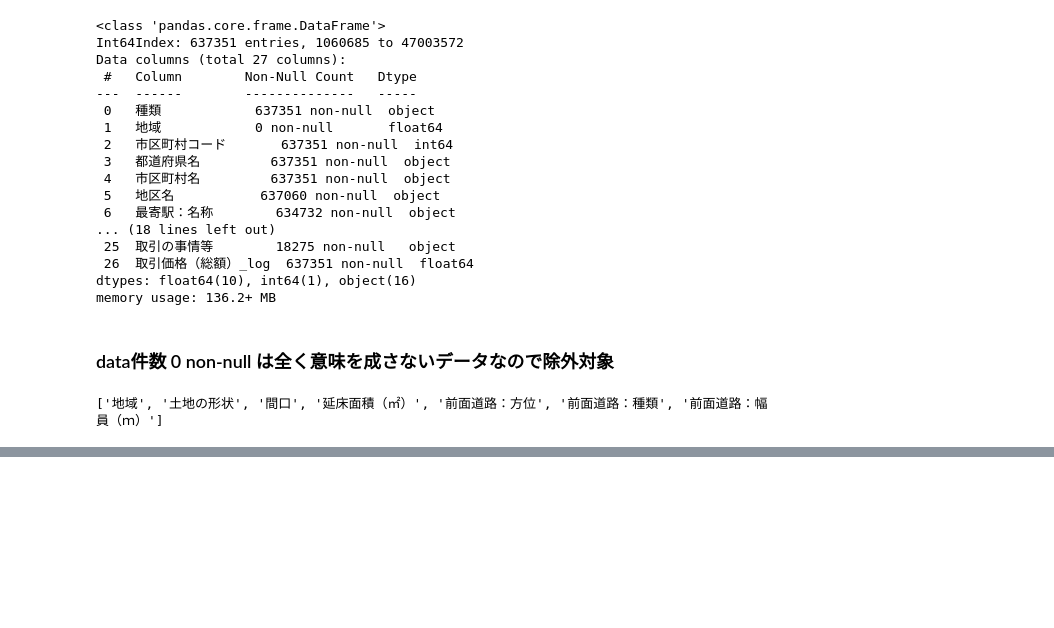
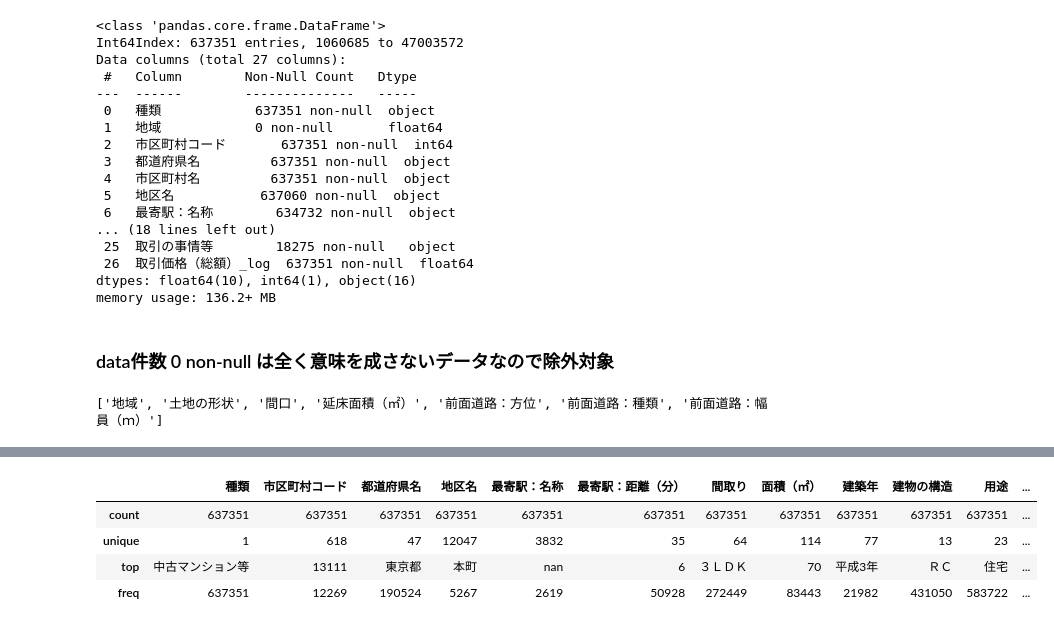
Before and after one commit to itachi-P/DataAnalysis_MachineLearning, a Jupyter notebook: eda.ipynb, the cells around one changed output, grey strips where cells are left out. Cells and saved outputs as stored; diff of their text form; code cells hidden in the pictures; blank space fills up the shorter version.

```diff
--- a/eda.ipynb
+++ b/eda.ipynb
@@ -129,3 +129,6 @@ for col in df.columns:
 nonnull_list
 # %% [output]
 ['地域', '土地の形状', '間口', '延床面積（㎡）', '前面道路：方位', '前面道路：種類', '前面道路：幅員（ｍ）']
+# %%
+# 0 non-null の項目を全て除外して上書き
+df = df.drop(nonnull_list, axis=1)
@@ -131,0 +186,3 @@ nonnull_list
+# %%
+# やはり完全に一致しているので、片方を除外する
+df = df.drop("市区町村名", axis=1)
@@ -131,0 +204,9 @@ nonnull_list
+# %%
+# 数値型でなくオブジェクト型（文字列）が入っているものの統計
+df.astype("str").describe()
+# %% [output]
+|  | 種類 | 市区町村コード | 都道府県名 | 地区名 | 最寄駅：名称 | 最寄駅：距離（分） | 間取り | 面積（㎡） | 建築年 | 建物の構造 | 用途 | ... |
+| count | 637351 | 637351 | 637351 | 637351 | 637351 | 637351 | 637351 | 637351 | 637351 | 637351 | 637351 | ... |
+| unique | 1 | 618 | 47 | 12047 | 3832 | 35 | 64 | 114 | 77 | 13 | 23 | ... |
+| top | 中古マンション等 | 13111 | 東京都 | 本町 | nan | 6 | ３ＬＤＫ | 70 | 平成3年 | ＲＣ | 住宅 | ... |
+| freq | 637351 | 12269 | 190524 | 5267 | 2619 | 50928 | 272449 | 83443 | 21982 | 431050 | 583722 | ... |
```
Also changed, not shown: parts of 24 cells of this notebook.
